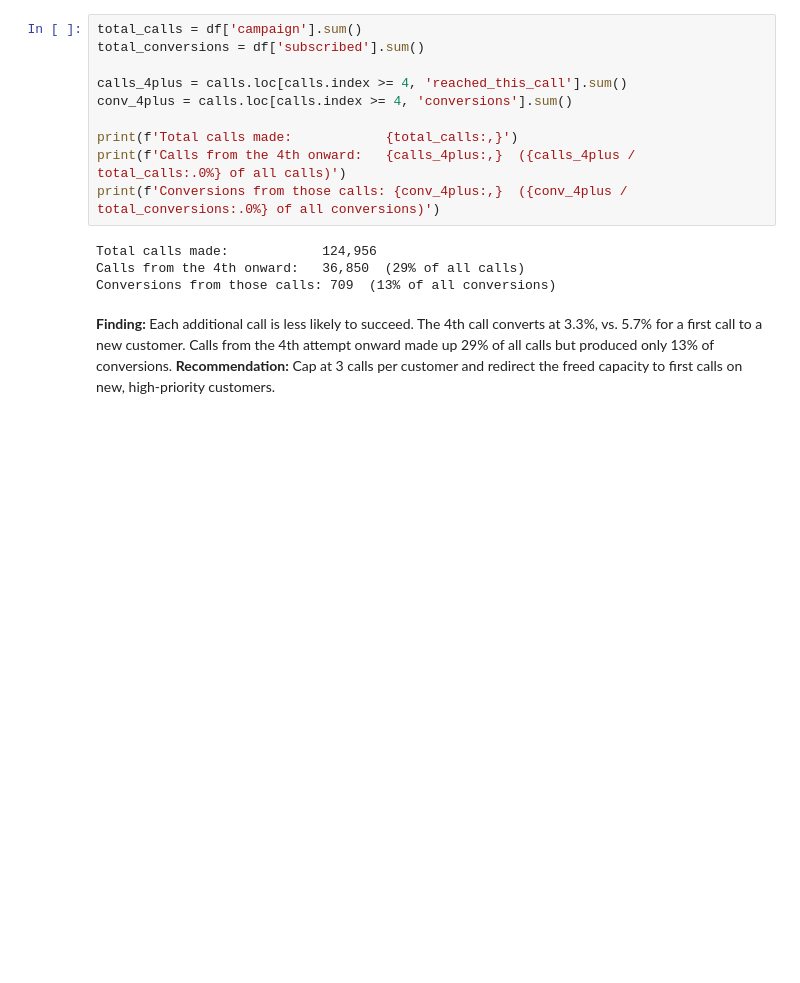
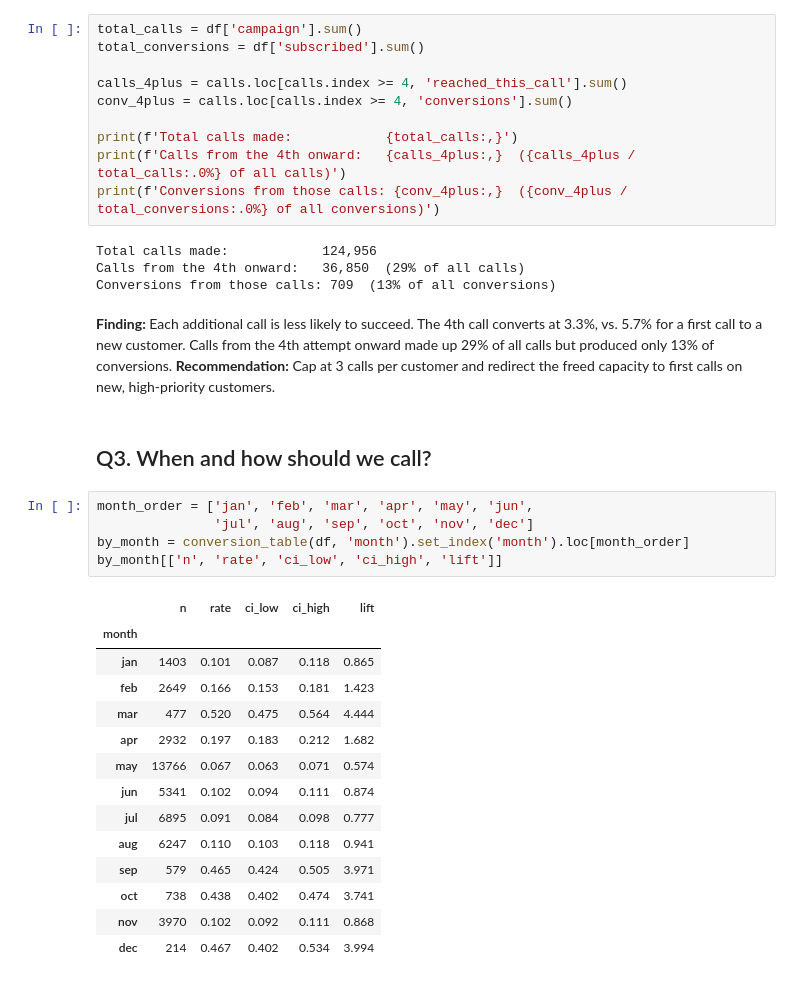
Before and after one commit to zhenyizhu672-oss/bank-telemarketing-targeting, a Jupyter notebook: analysis.ipynb, the cells around one changed output. Drawn from its saved outputs; the diff is of its cells as text; blank space fills up the shorter version.

Commit message:
Add month and contact analysis with stratified check

```diff
--- a/analysis.ipynb
+++ b/analysis.ipynb
@@ -172,3 +172,25 @@ Conversions from those calls: 709  (13% of all conversions)
 **Finding:** Each additional call is less likely to succeed. The 4th call converts at 3.3%, vs. 5.7% for a first call to a new customer.
 Calls from the 4th attempt onward made up 29% of all calls but produced only 13% of conversions.
 **Recommendation:** Cap at 3 calls per customer and redirect the freed capacity to first calls on new, high-priority customers.
+# %% [markdown]
+## Q3. When and how should we call?
+# %%
+month_order = ['jan', 'feb', 'mar', 'apr', 'may', 'jun',
+               'jul', 'aug', 'sep', 'oct', 'nov', 'dec']
+by_month = conversion_table(df, 'month').set_index('month').loc[month_order]
+by_month[['n', 'rate', 'ci_low', 'ci_high', 'lift']]
+# %% [output]
+|  | n | rate | ci_low | ci_high | lift |
+| month |  |  |  |  |  |
+| jan | 1403 | 0.101 | 0.087 | 0.118 | 0.865 |
+| feb | 2649 | 0.166 | 0.153 | 0.181 | 1.423 |
+| mar | 477 | 0.520 | 0.475 | 0.564 | 4.444 |
+| apr | 2932 | 0.197 | 0.183 | 0.212 | 1.682 |
+| may | 13766 | 0.067 | 0.063 | 0.071 | 0.574 |
+| jun | 5341 | 0.102 | 0.094 | 0.111 | 0.874 |
+| jul | 6895 | 0.091 | 0.084 | 0.098 | 0.777 |
+| aug | 6247 | 0.110 | 0.103 | 0.118 | 0.941 |
+| sep | 579 | 0.465 | 0.424 | 0.505 | 3.971 |
+| oct | 738 | 0.438 | 0.402 | 0.474 | 3.741 |
+| nov | 3970 | 0.102 | 0.092 | 0.111 | 0.868 |
+| dec | 214 | 0.467 | 0.402 | 0.534 | 3.994 |
```
Also changed, not shown: parts of 2 cells of this notebook.
